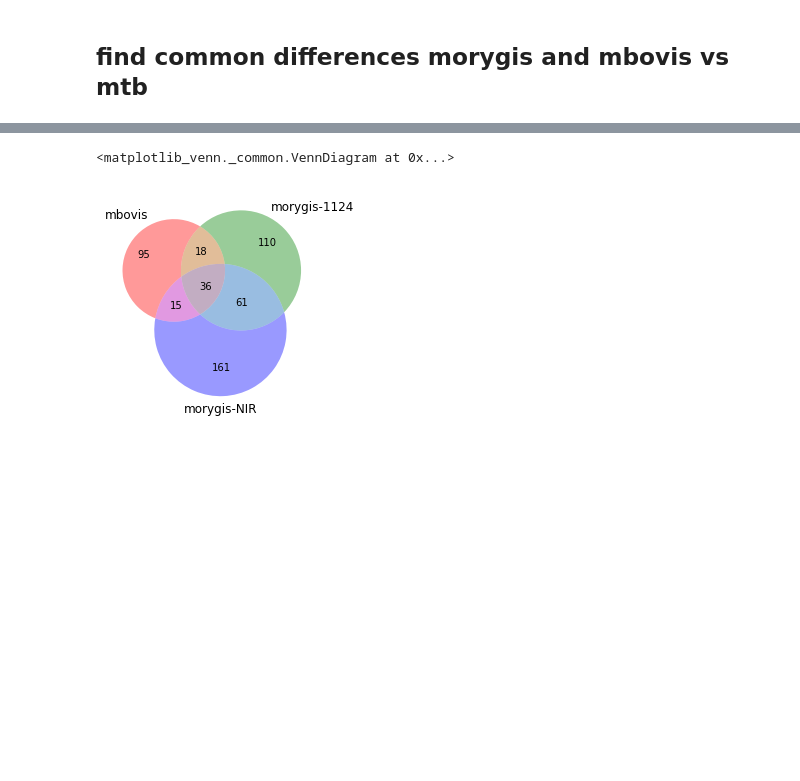
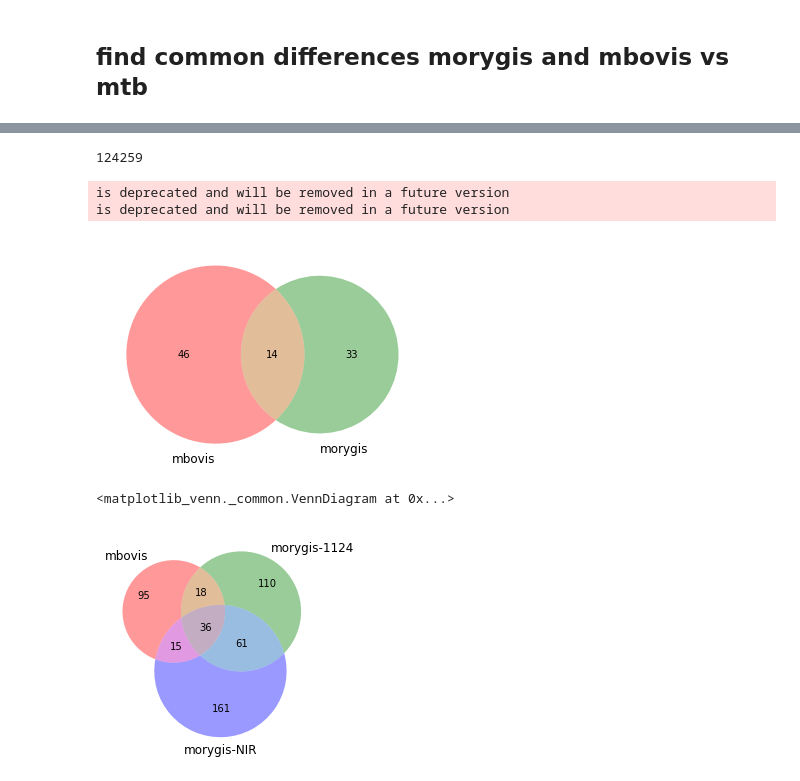
Before and after one commit to Matt-McElheron/Orygis_project, a Jupyter notebook: RunNucDiff_02-08-19.ipynb, the cells around one changed output, grey strips where cells are left out. Cells and saved outputs as stored; diff of their text form; code cells hidden in the pictures; blank space fills up the shorter version.

```diff
--- a/RunNucDiff_02-08-19.ipynb
+++ b/RunNucDiff_02-08-19.ipynb
@@ -334 +338,42 @@ print (indels[cols][:65])
+# %%
+keep_snps = snps
+len(keep_snps)
+# %% [output]
+124259
+# %%
+from matplotlib_venn import venn2
+
+# These are the indels of just bovis
+mbo = indels[(indels.Species =='mbovis') | (indels.Species == 'mbovis-DanishdeltasapM') | (indels.Species == 'mbovis-BCG1Russia') |
+                        (indels.Species == 'mbovis-20020476') | (indels.Species == 'mbovis-091191') | (indels.Species == 'mbovis-SP38') |
+                        (indels.Species == 'mbovis-Danish1331') | (indels.Species == 'mbovis-BCG1') | (indels.Species == 'mbovis-1595') |
+                        (indels.Species == 'mbovis-05567')]
+
+# These are the indels of all the morygis species
+morygis_indels = indels[(indels.Species != 'mbovis') & (indels.Species != 'mbovis-DanishdeltasapM') & (indels.Species != 'mbovis-BCG1Russia') &
+                        (indels.Species != 'mbovis-20020476') & (indels.Species != 'mbovis-091191') & (indels.Species != 'mbovis-SP38') &
+                        (indels.Species != 'mbovis-Danish1331') & (indels.Species != 'mbovis-BCG1') & (indels.Species != 'mbovis-1595') &
+                        (indels.Species != 'mbovis-05567') & (indels.Species != 'mafricanum') & (indels.Species != 'mcanettii') &
+                        (indels.Species != 'mcap') & (indels.Species != 'mmic') & (indels.Species != 'mpin')]
+
+
+
+
+# Here we group by start, and count how often the common start points occur
+morygis_indels = morygis_indels.groupby(['start'])['start'].agg({'Frequency':'count'})
+mbo = mbo.groupby(['start'])['start'].agg({'Frequency':'count'})
+
+# We then take the set which are present in all species
+morygis_indels = morygis_indels[morygis_indels.Frequency == 10]
+mbo = mbo[mbo.Frequency == 10]
+
+#morygis_indels.index
+
+venn2((set(mbo.index), set(morygis_indels.index)), set_labels = ('mbovis', 'morygis'))
+
+mbo_mor_starts = set(mbo.index) & set(morygis_indels.index)
+# %% [output]
+is deprecated and will be removed in a future version
+is deprecated and will be removed in a future version
+[figure, added]
 # %%
```
Also changed, not shown: parts of 25 cells of this notebook.
